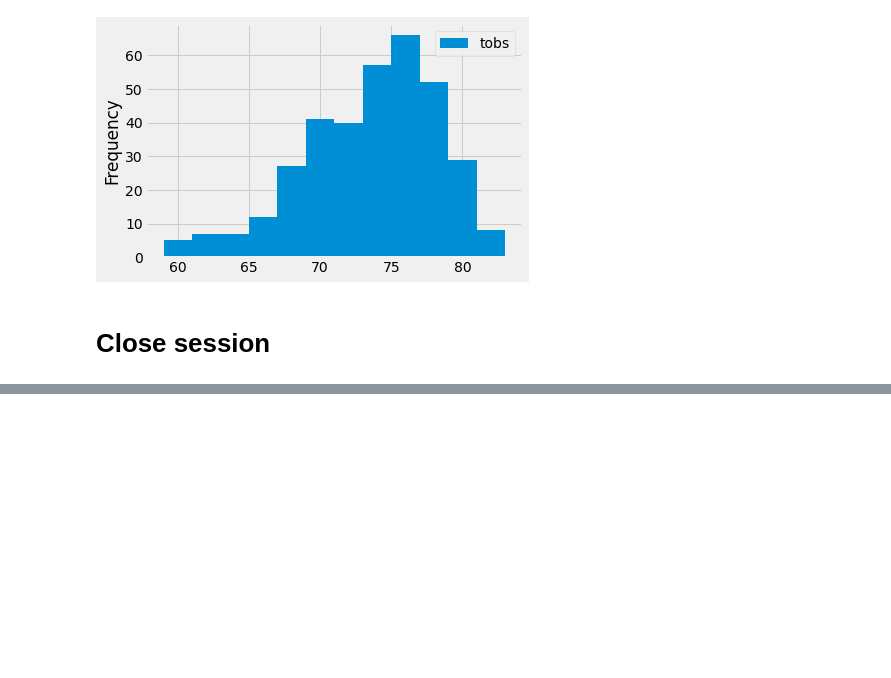
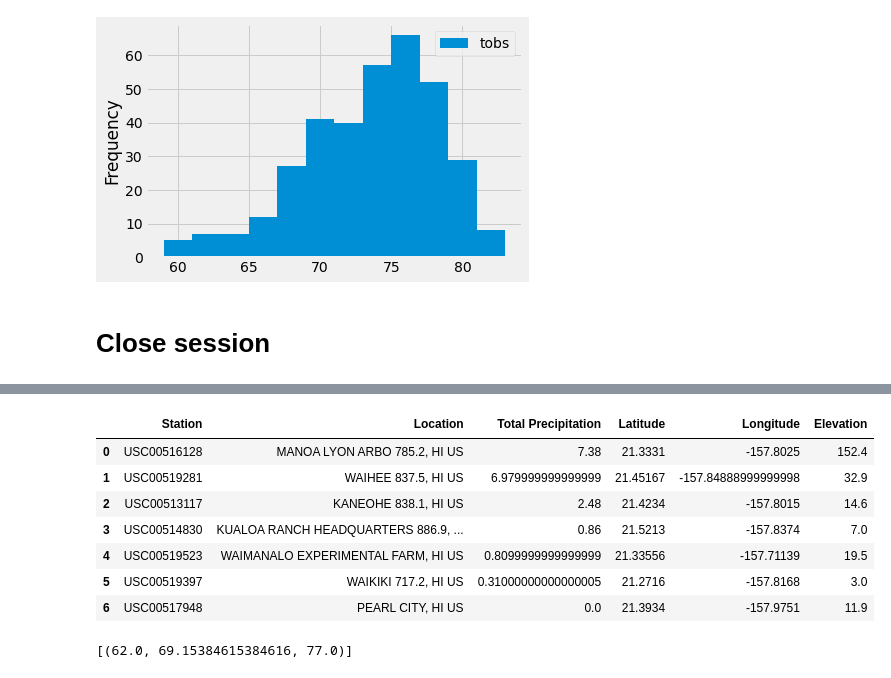
Before and after one commit to dramane188/sqlalchemy-challenge, a Jupyter notebook: climate_starter.ipynb, the cells around one changed output, grey strips where cells are left out. Cells and saved outputs as stored; diff of their text form; code cells hidden in the pictures; blank space fills up the shorter version.

```diff
--- a/climate_starter.ipynb
+++ b/climate_starter.ipynb
@@ -208,0 +277,56 @@ session.close()
+# %%
+#query for precipitation per station on trip dates
+#convert query object to data frame
+sel = ([Station.station,
+        Station.name,
+        func.sum(Measurement.prcp),
+        Station.latitude,
+        Station.longitude,
+        Station.elevation
+       ])
+
+stationRain = (session.query(*sel)
+                   .filter(Station.station == Measurement.station)
+                   .filter(Measurement.date >= tripStartDate)
+                   .filter(Measurement.date <= tripEndDate)
+                   .group_by(Station.station)
+                   .order_by(func.sum(Measurement.prcp).desc())
+                   .all())
+
+stationRainTable = pd.DataFrame(np.array(stationRain))
+#rename columns
+stationRainTable = stationRainTable.rename(columns={0: "Station", 1: "Location",
+                                                    2: "Total Precipitation", 3: "Latitude",
+                                                    4: "Longitude", 5: "Elevation"})
+
+stationRainTable
+# %% [output]
+|  | Station | Location | Total Precipitation | Latitude | Longitude | Elevation |
+| 0 | USC00516128 | MANOA LYON ARBO 785.2, HI US | 7.38 | 21.3331 | -157.8025 | 152.4 |
+| 1 | USC00519281 | WAIHEE 837.5, HI US | 6.979999999999999 | 21.45167 | -157.84888999999998 | 32.9 |
+| 2 | USC00513117 | KANEOHE 838.1, HI US | 2.48 | 21.4234 | -157.8015 | 14.6 |
+| 3 | USC00514830 | KUALOA RANCH HEADQUARTERS 886.9, ... | 0.86 | 21.5213 | -157.8374 | 7.0 |
+| 4 | USC00519523 | WAIMANALO EXPERIMENTAL FARM, HI US | 0.8099999999999999 | 21.33556 | -157.71139 | 19.5 |
+| 5 | USC00519397 | WAIKIKI 717.2, HI US | 0.31000000000000005 | 21.2716 | -157.8168 | 3.0 |
+| 6 | USC00517948 | PEARL CITY, HI US | 0.0 | 21.3934 | -157.9751 | 11.9 |
+# %%
+# Create a query that will calculate the daily normals
+# (i.e. the averages for tmin, tmax, and tavg for all historic data matching a specific month and day)
+
+def daily_normals(date):
+    """Daily Normals.
+
+    Args:
+        date (str): A date string in the format '%m-%d'
+
+    Returns:
+        A list of tuples containing the daily normals, tmin, tavg, and tmax
+
+    """
+
+    sel = [func.min(Measurement.tobs), func.avg(Measurement.tobs), func.max(Measurement.tobs)]
+    return session.query(*sel).filter(func.strftime("%m-%d", Measurement.date) == date).all()
+
+daily_normals("01-01")
+# %% [output]
+[(62.0, 69.15384615384616, 77.0)]
```
Also changed, not shown: parts of 12 cells of this notebook.
